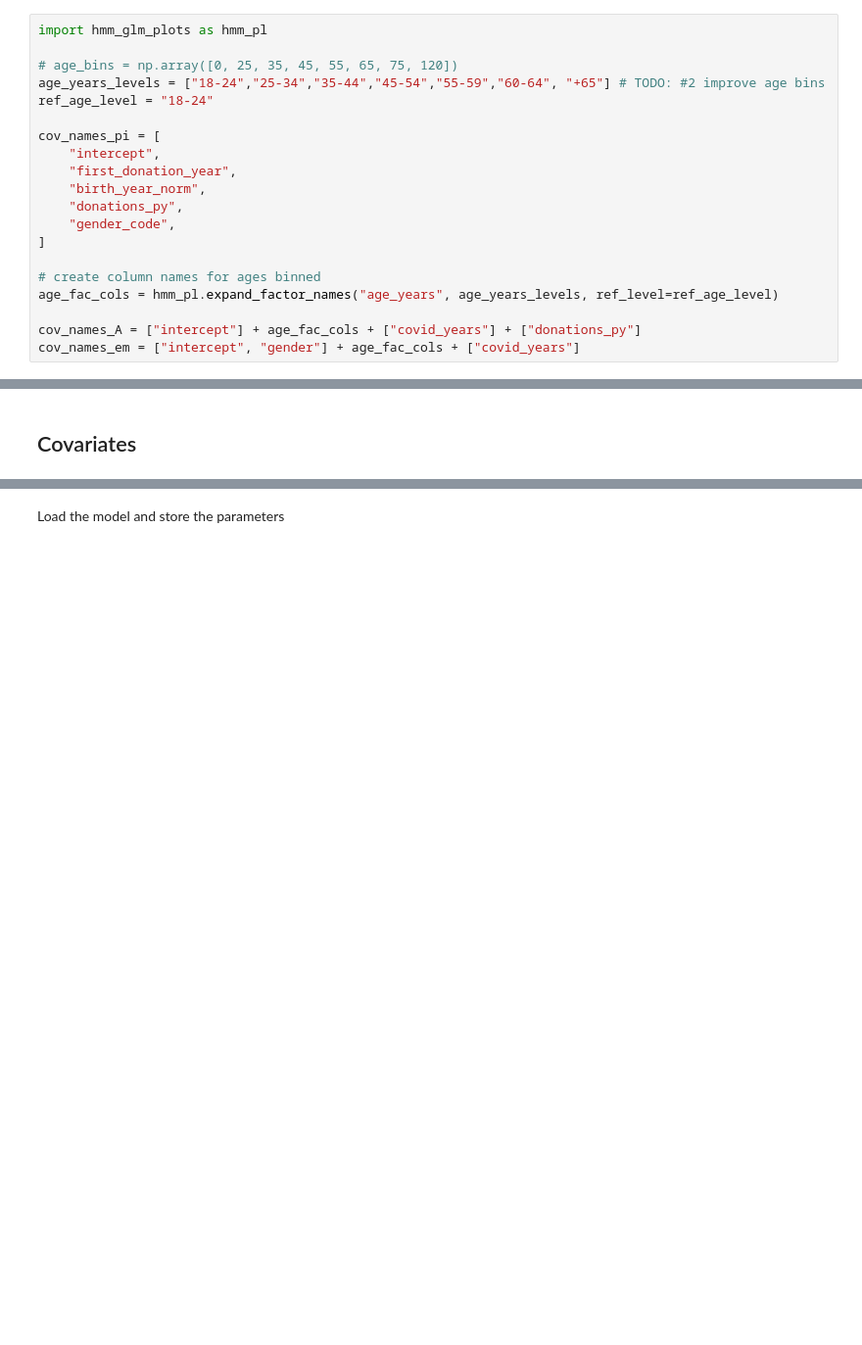
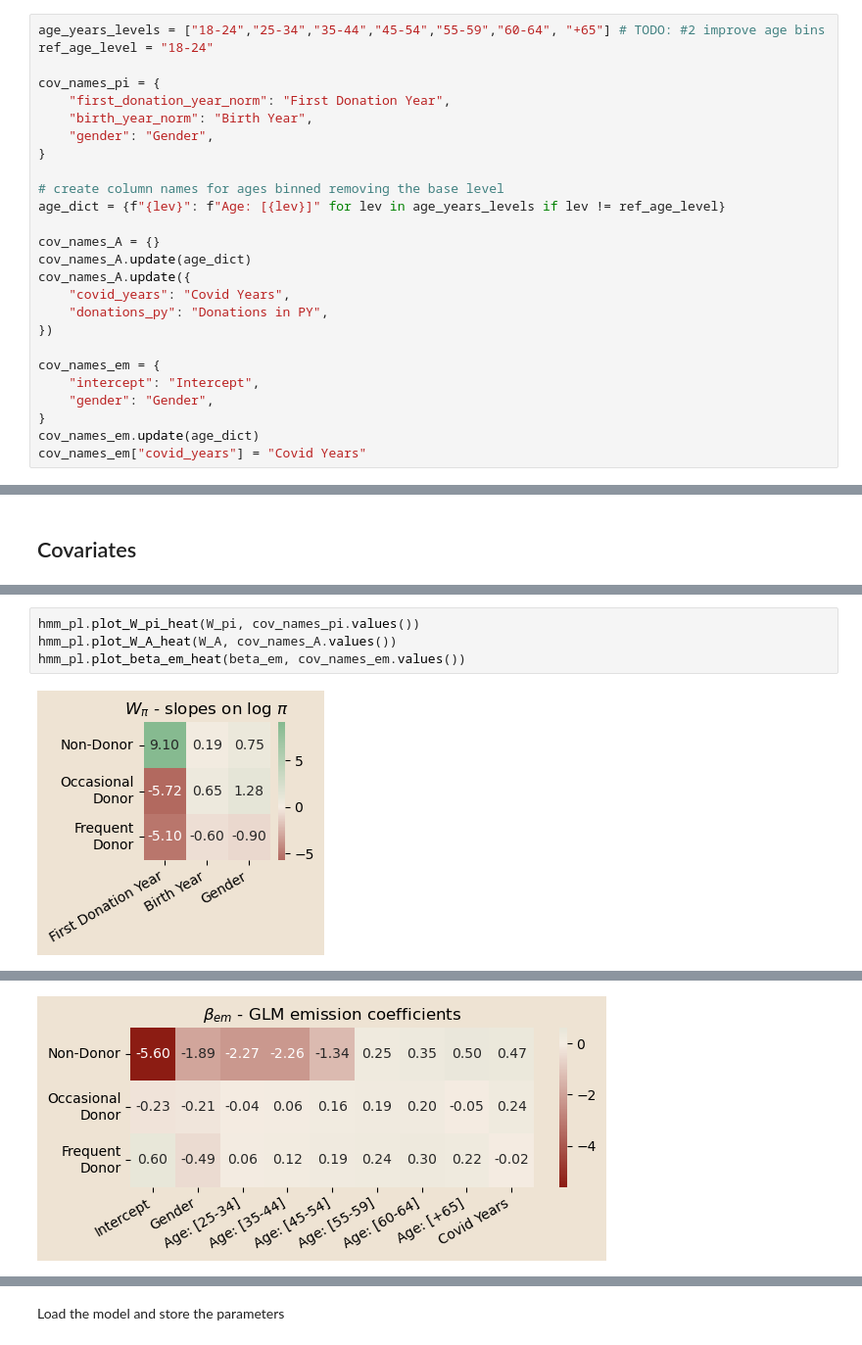
Before and after one commit to erikdeluca/Blood-Donors, a Jupyter notebook: notebooks/Bayesian HMM GLM - improved.ipynb, the cells around one changed output, grey strips where cells are left out. Shown at 98% size. Saved outputs shown, nothing was run; the diff lists cells and outputs as text; blank space fills up the shorter version.

```diff
--- a/notebooks/Bayesian HMM GLM - improved.ipynb
+++ b/notebooks/Bayesian HMM GLM - improved.ipynb
@@ -210,23 +228,29 @@ emission (test) : torch.Size([930, 14, 9])
 # %% [markdown]
 Covariates names, useful for labeling the plots
 # %%
-import hmm_glm_plots as hmm_pl
-
-# age_bins = np.array([0, 25, 35, 45, 55, 65, 75, 120])
 age_years_levels = ["18-24","25-34","35-44","45-54","55-59","60-64", "+65"] # TODO: #2 improve age bins
 ref_age_level = "18-24"
 
-cov_names_pi = [
-    "intercept",
-    "first_donation_year",
-    "birth_year_norm",
-    "donations_py",
-    "gender_code",
-]
+cov_names_pi = {
+    "first_donation_year_norm": "First Donation Year",
+    "birth_year_norm": "Birth Year",
+    "gender": "Gender",
+}
 
-# create column names for ages binned
-age_fac_cols = hmm_pl.expand_factor_names("age_years", age_years_levels, ref_level=ref_age_level)
+# create column names for ages binned removing the base level
+age_dict = {f"{lev}": f"Age: [{lev}]" for lev in age_years_levels if lev != ref_age_level}
 
-cov_names_A = ["intercept"] + age_fac_cols + ["covid_years"] + ["donations_py"]
-cov_names_em = ["intercept", "gender"] + age_fac_cols + ["covid_years"]
+cov_names_A = {}
+cov_names_A.update(age_dict)
+cov_names_A.update({
+    "covid_years": "Covid Years",
+    "donations_py": "Donations in PY",
+})
+
+cov_names_em = {
+    "intercept": "Intercept",
+    "gender": "Gender",
+}
+cov_names_em.update(age_dict)
+cov_names_em["covid_years"] = "Covid Years"
 # %% [markdown]
@@ -630,0 +542,6 @@ hmm_pl.plot_lambda_em_vs_cov(
+# %%
+hmm_pl.plot_W_pi_heat(W_pi, cov_names_pi.values())
+hmm_pl.plot_W_A_heat(W_A, cov_names_A.values())
+hmm_pl.plot_beta_em_heat(beta_em, cov_names_em.values())
+# %% [output]
+[figure, added]
@@ -630,0 +549 @@ hmm_pl.plot_lambda_em_vs_cov(
+[figure, added]
```
Also changed, not shown: parts of 110 cells of this notebook, 16 other files.
